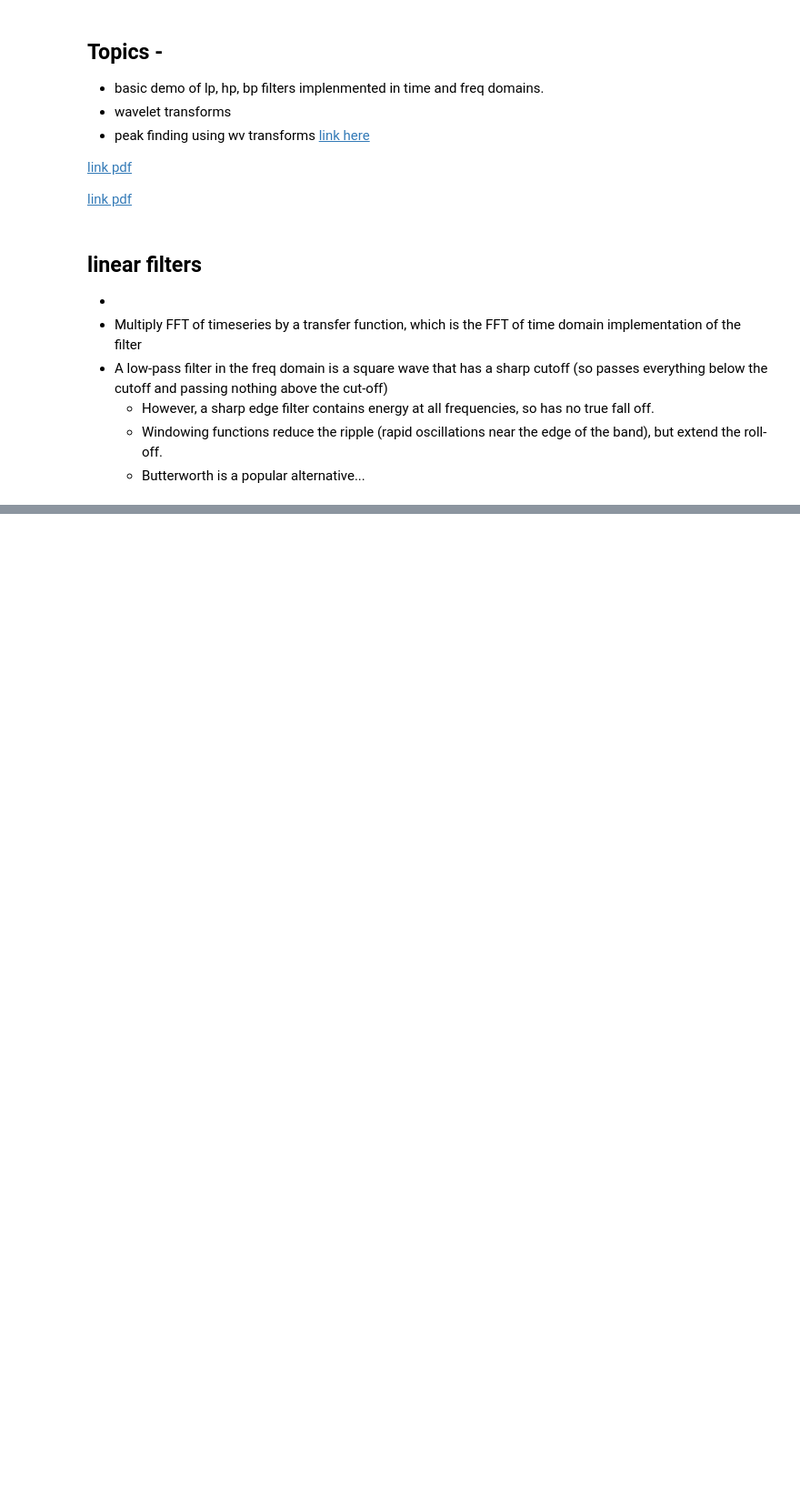
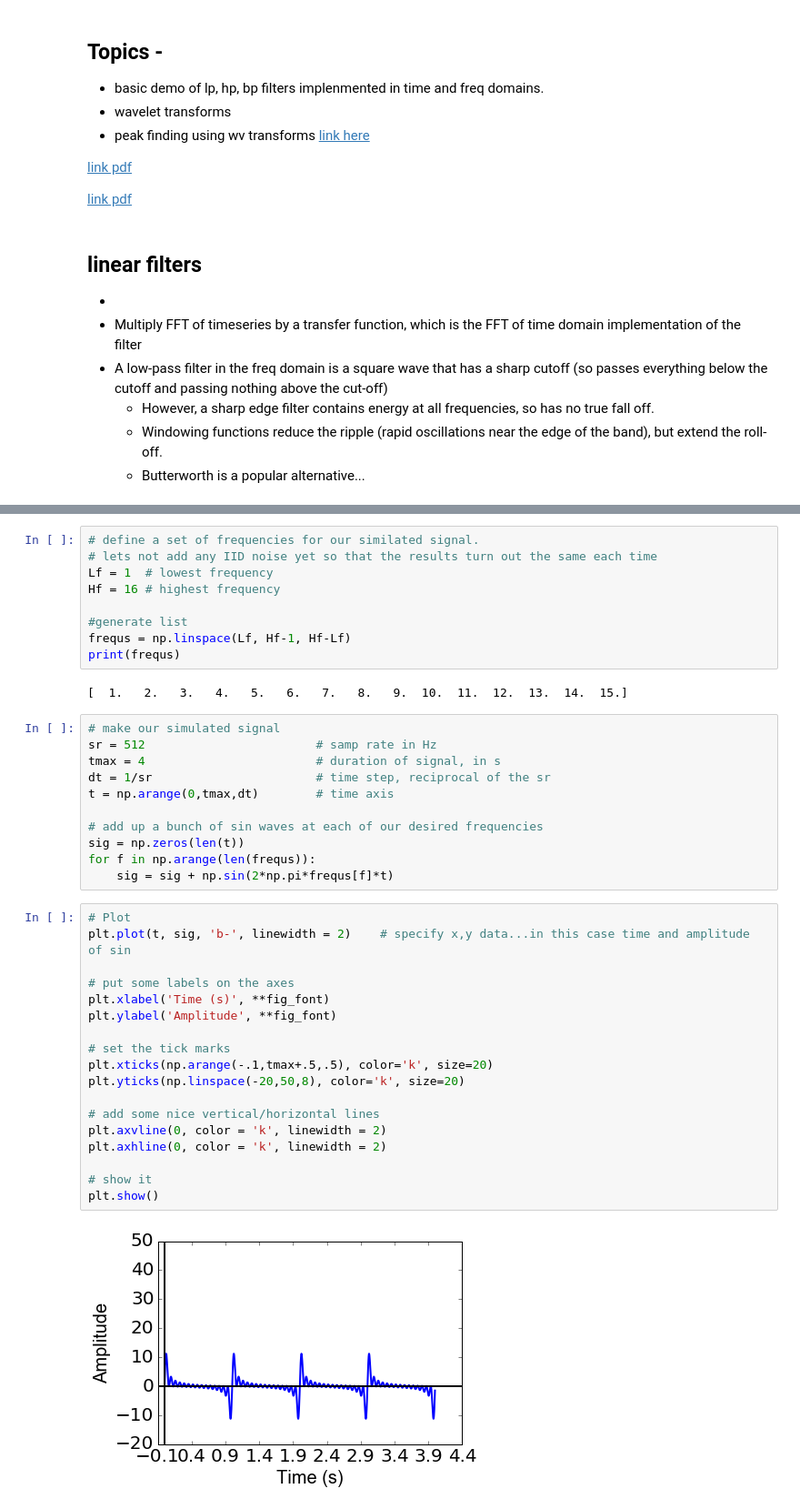
Before and after one commit to TimCSheehan/dev, a Jupyter notebook: Tutorial_060_Filtering_TimeSeries.ipynb, the cells around one changed output, grey strips where cells are left out. Shown: that part at 91% size. Drawn from its saved outputs; the diff is of its cells as text; blank space fills up the shorter version.

```diff
--- a/Tutorial_060_Filtering_TimeSeries.ipynb
+++ b/Tutorial_060_Filtering_TimeSeries.ipynb
@@ -24,0 +41,42 @@
+# %%
+# define a set of frequencies for our similated signal.
+# lets not add any IID noise yet so that the results turn out the same each time
+Lf = 1  # lowest frequency
+Hf = 16 # highest frequency
+
+#generate list
+frequs = np.linspace(Lf, Hf-1, Hf-Lf)
+print(frequs)
+# %% [output]
+[  1.   2.   3.   4.   5.   6.   7.   8.   9.  10.  11.  12.  13.  14.  15.]
+# %%
+# make our simulated signal
+sr = 512                        # samp rate in Hz
+tmax = 4                        # duration of signal, in s
+dt = 1/sr                       # time step, reciprocal of the sr
+t = np.arange(0,tmax,dt)        # time axis
+
+# add up a bunch of sin waves at each of our desired frequencies
+sig = np.zeros(len(t))
+for f in np.arange(len(frequs)):
+    sig = sig + np.sin(2*np.pi*frequs[f]*t)
+# %%
+# Plot
+plt.plot(t, sig, 'b-', linewidth = 2)    # specify x,y data...in this case time and amplitude of sin
+
+# put some labels on the axes
+plt.xlabel('Time (s)', **fig_font)
+plt.ylabel('Amplitude', **fig_font)
+
+# set the tick marks
+plt.xticks(np.arange(-.1,tmax+.5,.5), color='k', size=20)
+plt.yticks(np.linspace(-20,50,8), color='k', size=20)
+
+# add some nice vertical/horizontal lines
+plt.axvline(0, color = 'k', linewidth = 2)
+plt.axhline(0, color = 'k', linewidth = 2)
+
+# show it
+plt.show()
+# %% [output]
+[figure, added]
```
Also changed, not shown: parts of 11 cells of this notebook.
